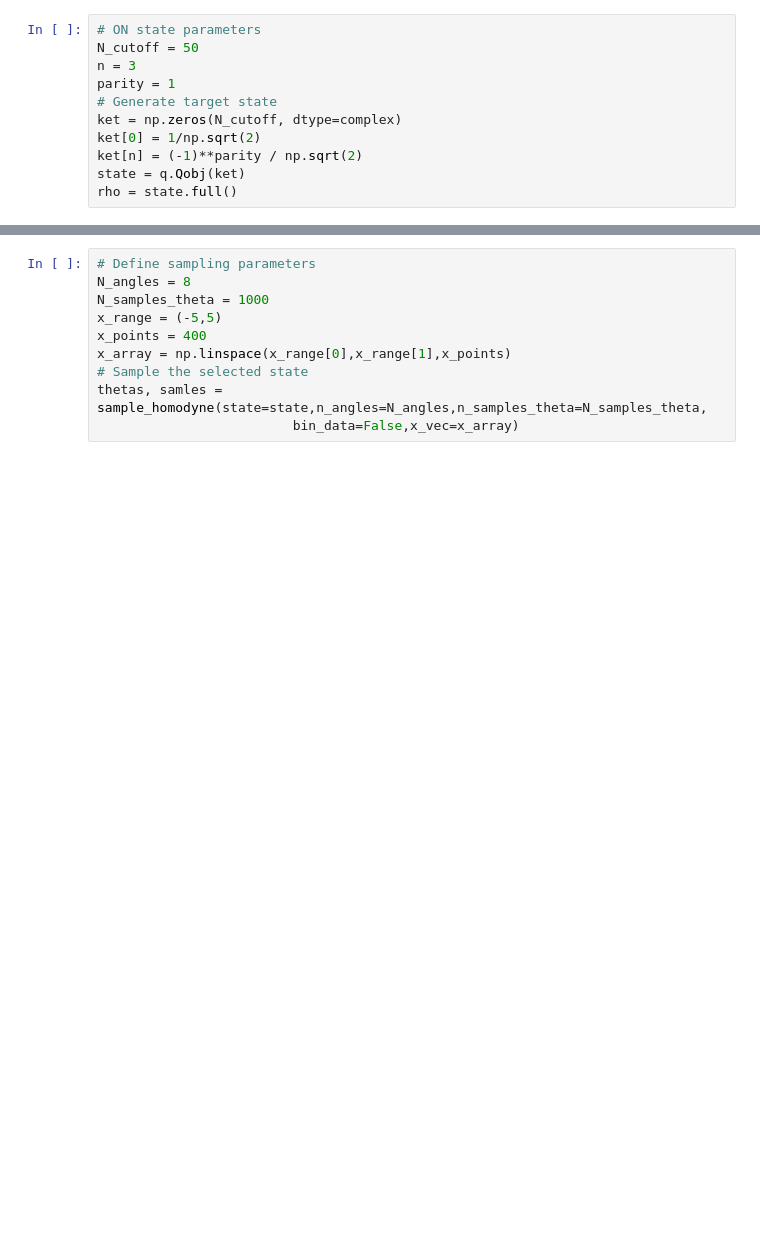
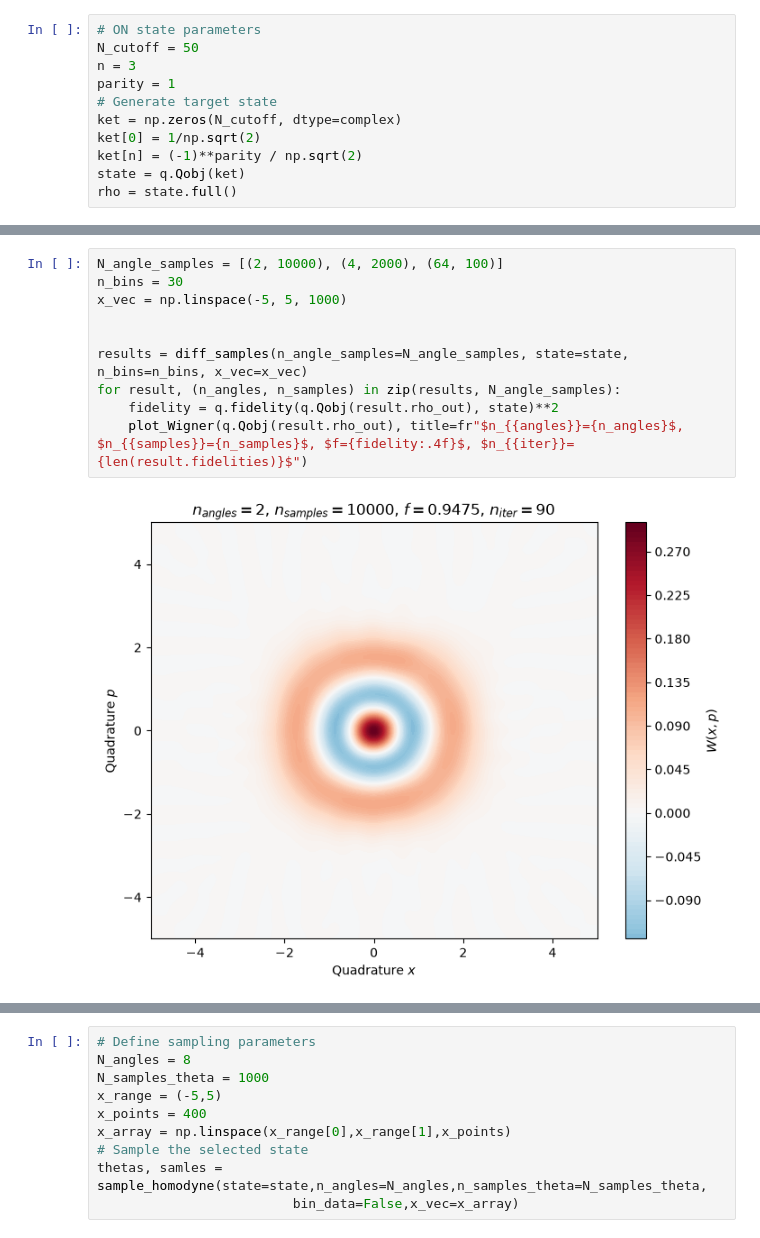
Before and after one commit to gluis99/QST, a Jupyter notebook: Notebooks/testing.ipynb, the cells around one changed output, grey strips where cells are left out. Saved outputs shown, nothing was run; the diff lists cells and outputs as text; blank space fills up the shorter version.

```diff
--- a/Notebooks/testing.ipynb
+++ b/Notebooks/testing.ipynb
@@ -53,0 +66,12 @@ plot_Wigner(state)
+# %%
+N_angle_samples = [(2, 10000), (4, 2000), (64, 100)]
+n_bins = 30
+x_vec = np.linspace(-5, 5, 1000)
+
+
+results = diff_samples(n_angle_samples=N_angle_samples, state=state, n_bins=n_bins, x_vec=x_vec)
+for result, (n_angles, n_samples) in zip(results, N_angle_samples):
+    fidelity = q.fidelity(q.Qobj(result.rho_out), state)**2
+    plot_Wigner(q.Qobj(result.rho_out), title=fr"$n_{{angles}}={n_angles}$, $n_{{samples}}={n_samples}$, $f={fidelity:.4f}$, $n_{{iter}}={len(result.fidelities)}$")
+# %% [output]
+[figure, added]
```
Also changed, not shown: parts of 5 cells of this notebook, 3 other files.
